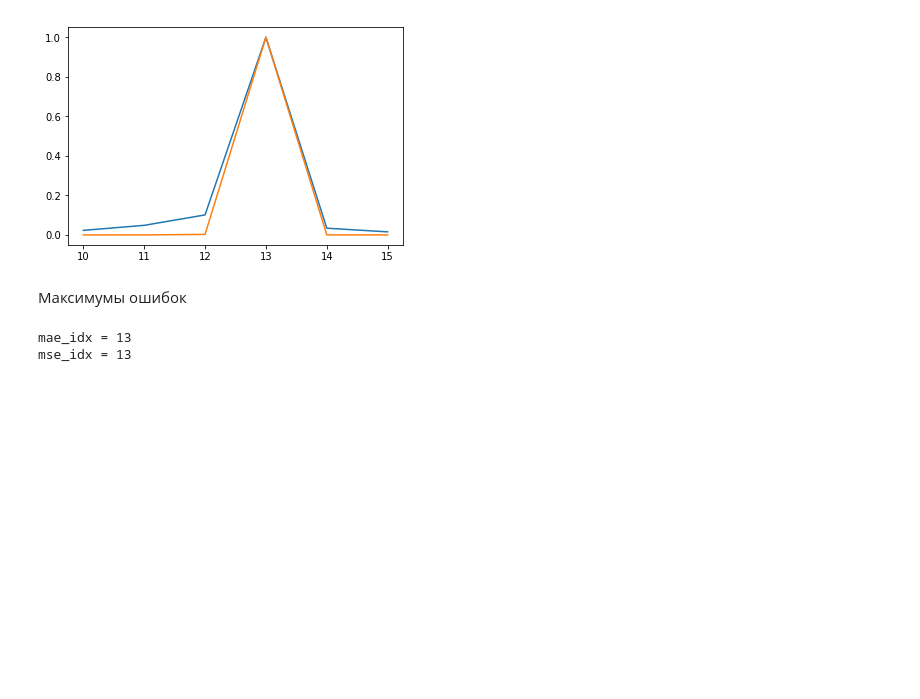
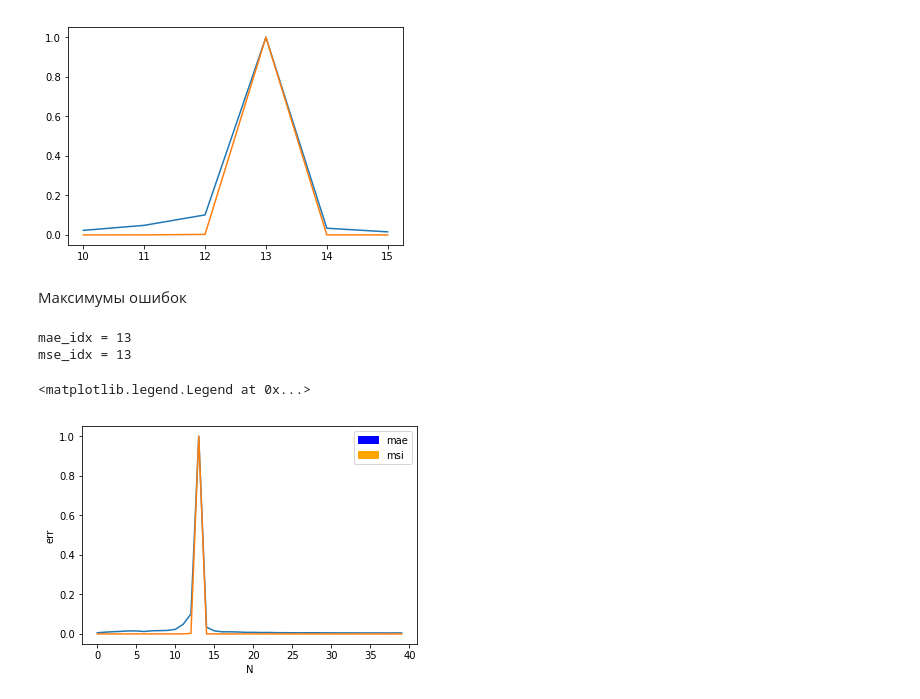
Before and after one commit to Intelligent-Systems-Phystech/StartCode, a Jupyter notebook: Kenigsberger2018ProblemHousingPrices/main.ipynb, the cells around one changed output. Drawn from its saved outputs; the diff is of its cells as text; code cells hidden in the pictures; blank space fills up the shorter version.

Commit message:
add graph

```diff
--- a/Kenigsberger2018ProblemHousingPrices/main.ipynb
+++ b/Kenigsberger2018ProblemHousingPrices/main.ipynb
@@ -142,3 +144,17 @@ print("mse_idx =", mse.index(max(mse)))
 # %% [output]
 mae_idx = 13
 mse_idx = 13
+# %%
+fig = plt.figure()
+ax1 = fig.add_subplot(1, 1, 1)
+ax1.plot(x[:40], mae[:40])
+ax1.plot(x[:40], mse[:40])
+plt.xlabel('N')
+plt.ylabel('err')
+import matplotlib.patches as mpatches
+red_patch = mpatches.Patch(color='blue', label='mae')
+blue_patch = mpatches.Patch(color='orange', label='msi')
+plt.legend(handles=[red_patch, blue_patch])
+# %% [output]
+<matplotlib.legend.Legend at 0x...>
+[figure, added]
```
Also changed, not shown: parts of 1 cell of this notebook, 1 other file.
